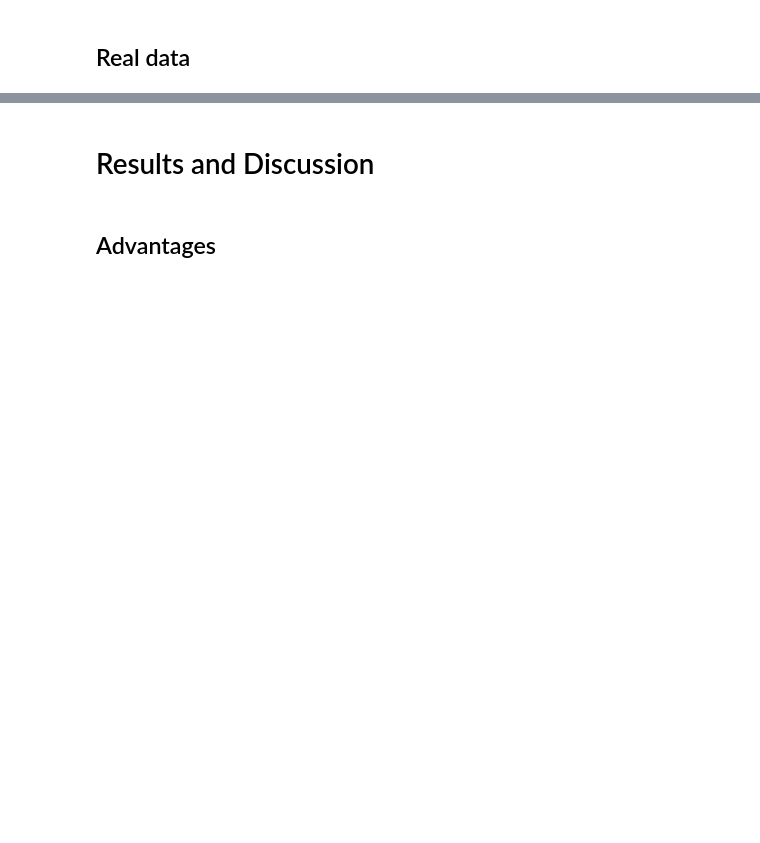
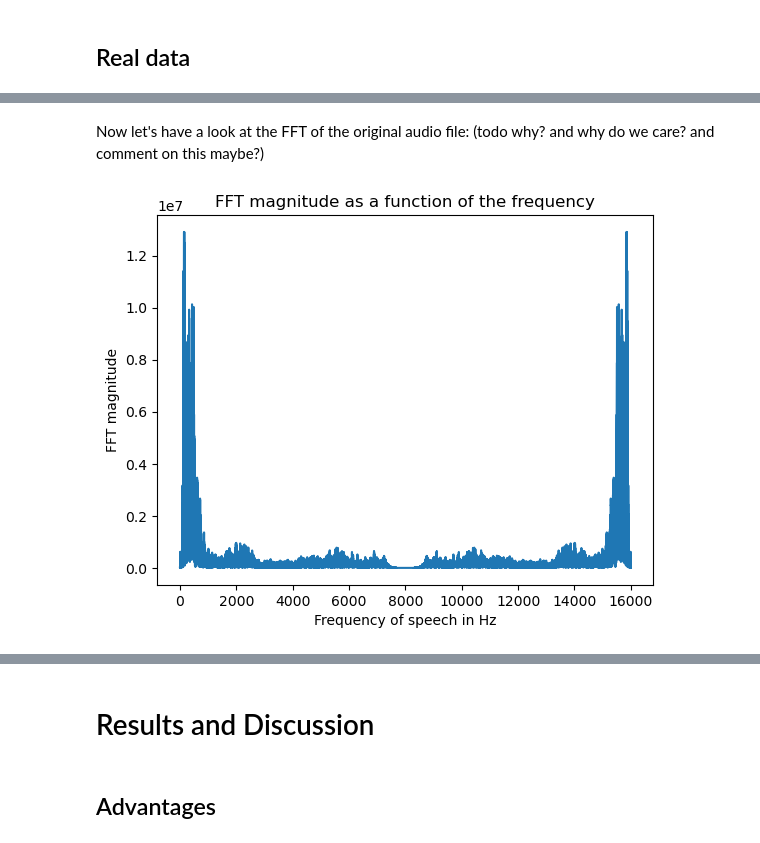
Before and after one commit to MichelDucartier/music_doa, a Jupyter notebook: MUSIC_simulated.ipynb, the cells around one changed output, grey strips where cells are left out. Cells and saved outputs as stored; diff of their text form; code cells hidden in the pictures; blank space fills up the shorter version.

```diff
--- a/MUSIC_simulated.ipynb
+++ b/MUSIC_simulated.ipynb
@@ -185,0 +258,18 @@ actual thetas:    [0.5 1. ]
+# %% [markdown]
+Now let's have a look at the FFT of the original audio file: (todo why? and why do we care? and comment on this maybe?)
+# %%
+fft = np.fft.fft(data)
+frequencies = np.linspace(0, fs, len(fft))
+
+selected_ids = np.argwhere(frequencies < 100000)
+selected_freq = frequencies[selected_ids]
+selected_fft = fft[selected_ids]
+
+plt.plot(selected_freq, abs(selected_fft))
+plt.xlabel("Frequency of speech in Hz")
+plt.ylabel("FFT magnitude")
+#plt.yscale("log")
+plt.title('FFT magnitude as a function of the frequency')
+plt.show()
+# %% [output]
+[figure, added]
```
Also changed, not shown: parts of 32 cells of this notebook, 5 other files.
